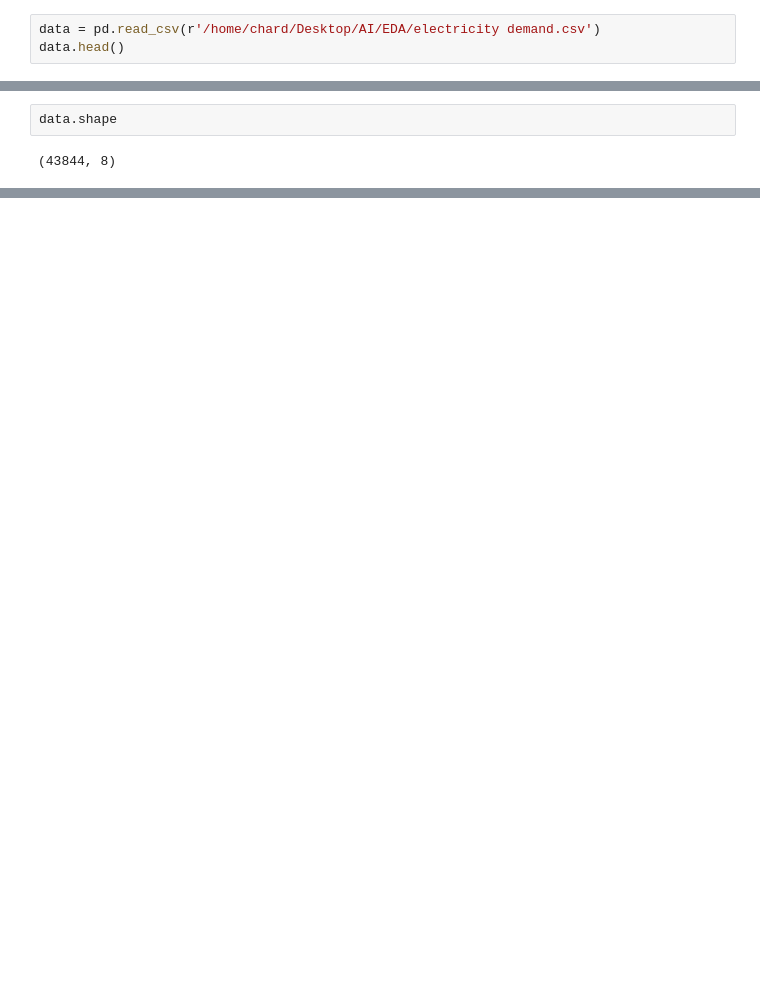
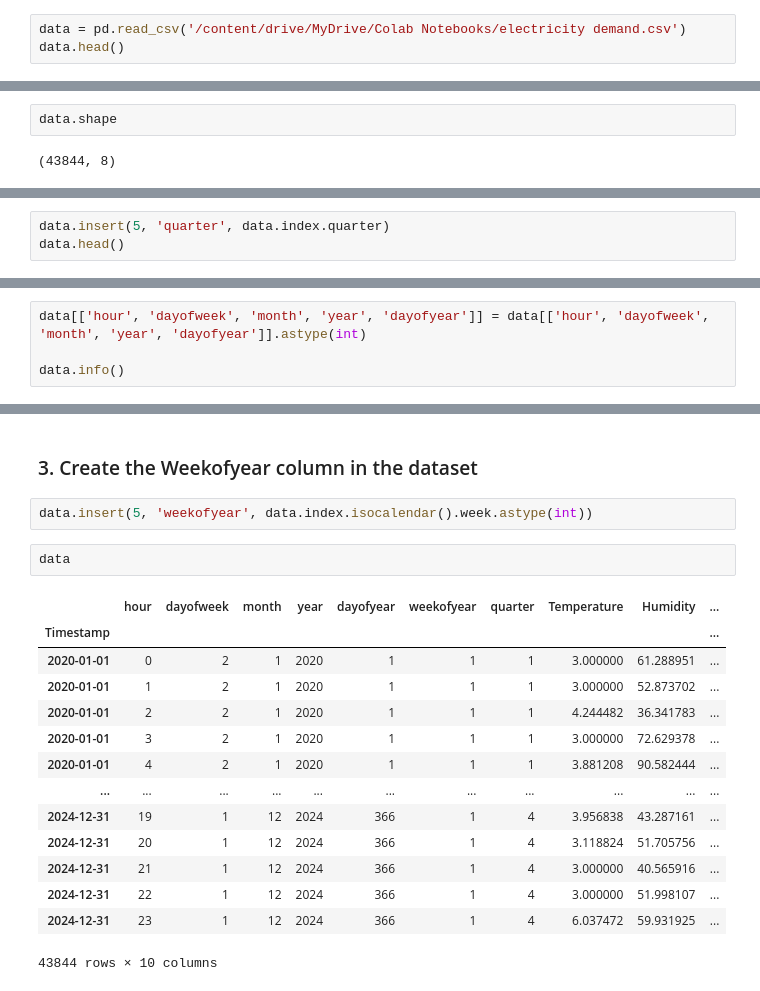
Before and after one commit to BrilliantChard/Electricity-Demand-Prediction, a Jupyter notebook: Electricity Demand Prediction.ipynb, the cells around one changed output, grey strips where cells are left out. Drawn from its saved outputs; the diff is of its cells as text; blank space fills up the shorter version.

```diff
--- a/Electricity Demand Prediction.ipynb
+++ b/Electricity Demand Prediction.ipynb
@@ -7,5 +14,5 @@ import random
 # %%
-data = pd.read_csv(r'/home/chard/Desktop/AI/EDA/electricity demand.csv')
+data = pd.read_csv('/content/drive/MyDrive/Colab Notebooks/electricity demand.csv')
 data.head()
 # %% [output]
 |  | Timestamp | hour | dayofweek | month | year | dayofyear | Temperature | Humidity | Demand |
@@ -239,0 +235,3 @@ data.shape
+# %%
+data.insert(5, 'quarter', data.index.quarter)
+data.head()
@@ -239,0 +284,4 @@ data.shape
+# %%
+data[['hour', 'dayofweek', 'month', 'year', 'dayofyear']] = data[['hour', 'dayofweek', 'month', 'year', 'dayofyear']].astype(int)
+
+data.info()
@@ -239,0 +305,21 @@ data.shape
+# %% [markdown]
+### 3. Create the Weekofyear column in the dataset
+# %%
+data.insert(5, 'weekofyear', data.index.isocalendar().week.astype(int))
+# %%
+data
+# %% [output]
+|  | hour | dayofweek | month | year | dayofyear | weekofyear | quarter | Temperature | Humidity | ... |
+| Timestamp |  |  |  |  |  |  |  |  |  | ... |
+| 2020-01-01 | 0 | 2 | 1 | 2020 | 1 | 1 | 1 | 3.000000 | 61.288951 | ... |
+| 2020-01-01 | 1 | 2 | 1 | 2020 | 1 | 1 | 1 | 3.000000 | 52.873702 | ... |
+| 2020-01-01 | 2 | 2 | 1 | 2020 | 1 | 1 | 1 | 4.244482 | 36.341783 | ... |
+| 2020-01-01 | 3 | 2 | 1 | 2020 | 1 | 1 | 1 | 3.000000 | 72.629378 | ... |
+| 2020-01-01 | 4 | 2 | 1 | 2020 | 1 | 1 | 1 | 3.881208 | 90.582444 | ... |
+| ... | ... | ... | ... | ... | ... | ... | ... | ... | ... | ... |
+| 2024-12-31 | 19 | 1 | 12 | 2024 | 366 | 1 | 4 | 3.956838 | 43.287161 | ... |
+| 2024-12-31 | 20 | 1 | 12 | 2024 | 366 | 1 | 4 | 3.118824 | 51.705756 | ... |
+| 2024-12-31 | 21 | 1 | 12 | 2024 | 366 | 1 | 4 | 3.000000 | 40.565916 | ... |
+| 2024-12-31 | 22 | 1 | 12 | 2024 | 366 | 1 | 4 | 3.000000 | 51.998107 | ... |
+| 2024-12-31 | 23 | 1 | 12 | 2024 | 366 | 1 | 4 | 6.037472 | 59.931925 | ... |
+43844 rows × 10 columns
```
Also changed, not shown: parts of 32 cells of this notebook.
